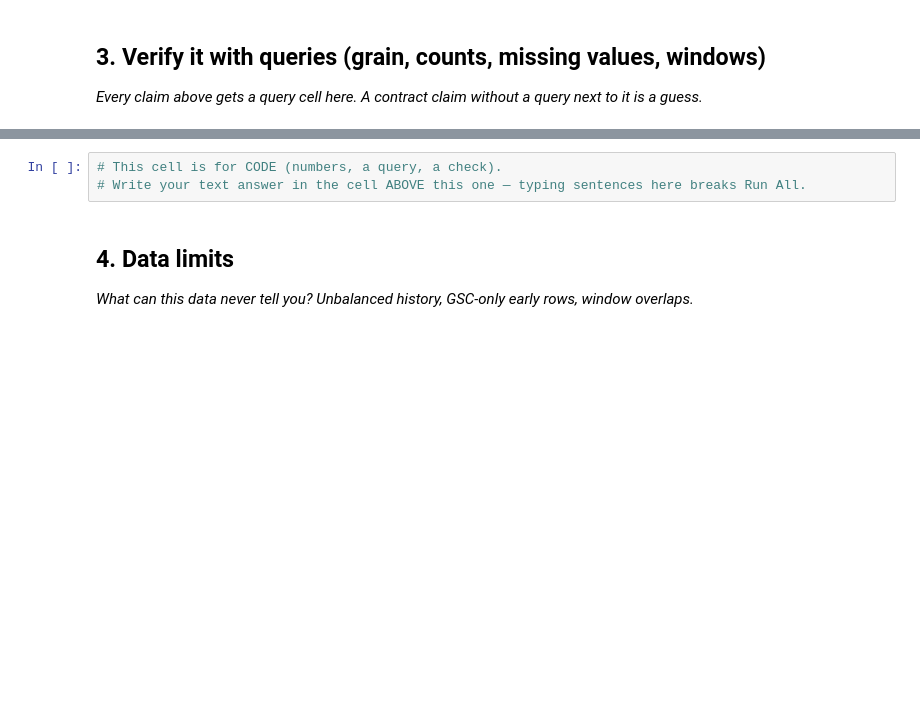
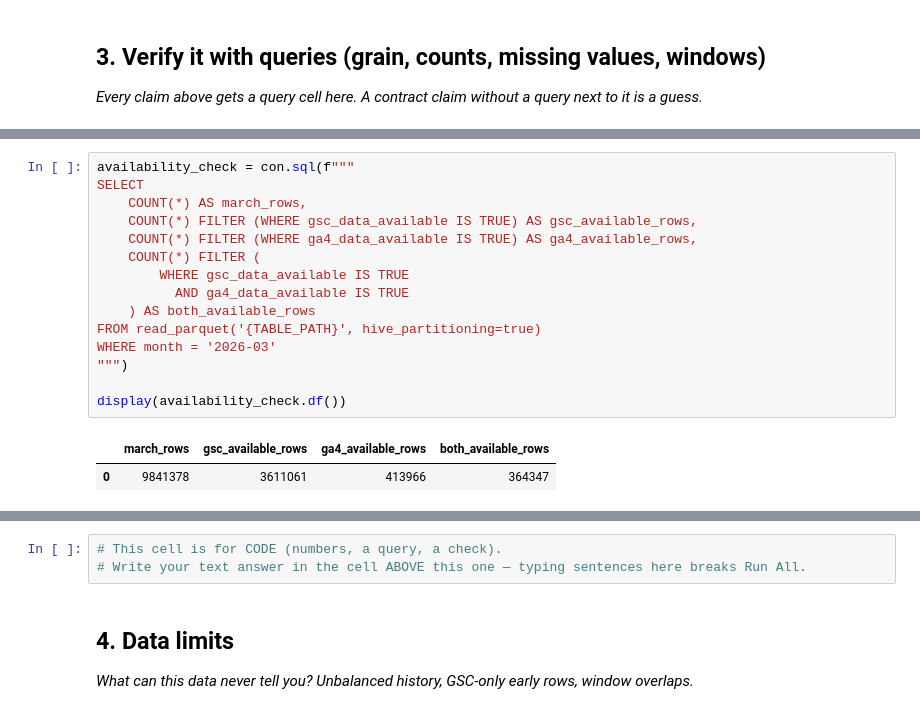
Before and after one commit to aryan-0018/FlyRank-ML-W1, a Jupyter notebook: work/notebooks/w03_data_contract.ipynb, the cells around one changed output, grey strips where cells are left out. Saved outputs shown, nothing was run; the diff lists cells and outputs as text; blank space fills up the shorter version.

```diff
--- a/work/notebooks/w03_data_contract.ipynb
+++ b/work/notebooks/w03_data_contract.ipynb
@@ -26,0 +231,18 @@ This skeleton is yours to fill. Work the sections **in order** — each one has
+# %%
+availability_check = con.sql(f"""
+SELECT
+    COUNT(*) AS march_rows,
+    COUNT(*) FILTER (WHERE gsc_data_available IS TRUE) AS gsc_available_rows,
+    COUNT(*) FILTER (WHERE ga4_data_available IS TRUE) AS ga4_available_rows,
+    COUNT(*) FILTER (
+        WHERE gsc_data_available IS TRUE
+          AND ga4_data_available IS TRUE
+    ) AS both_available_rows
+FROM read_parquet('{TABLE_PATH}', hive_partitioning=true)
+WHERE month = '2026-03'
+""")
+
+display(availability_check.df())
+# %% [output]
+|  | march_rows | gsc_available_rows | ga4_available_rows | both_available_rows |
+| 0 | 9841378 | 3611061 | 413966 | 364347 |
```
Also changed, not shown: parts of 32 cells of this notebook.
